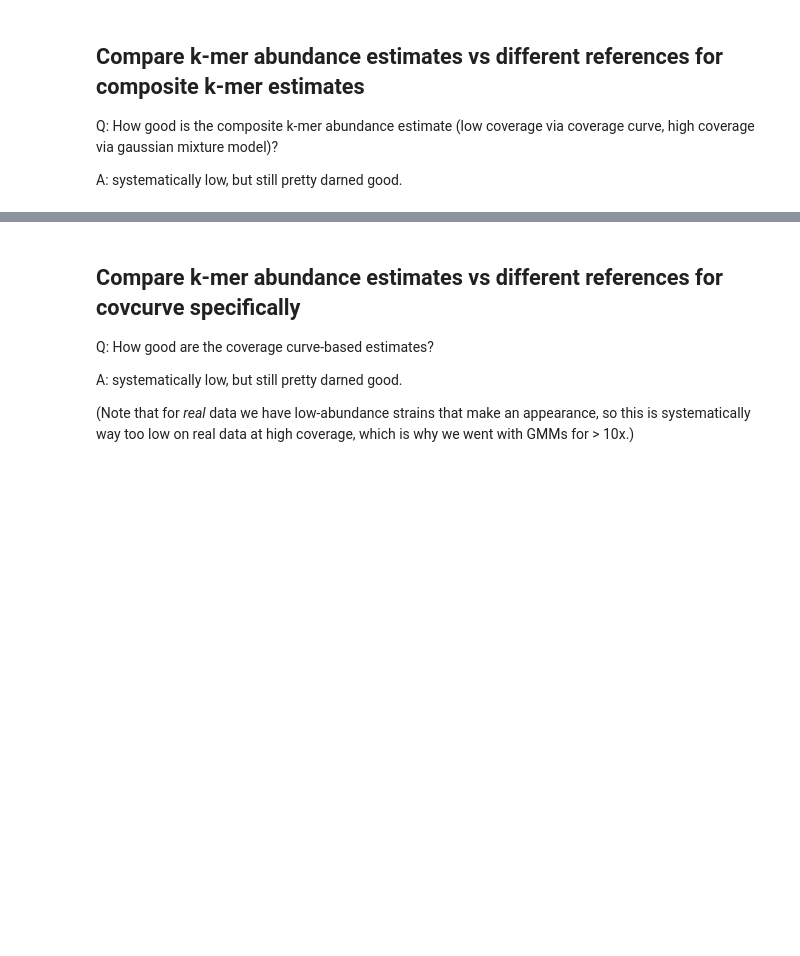
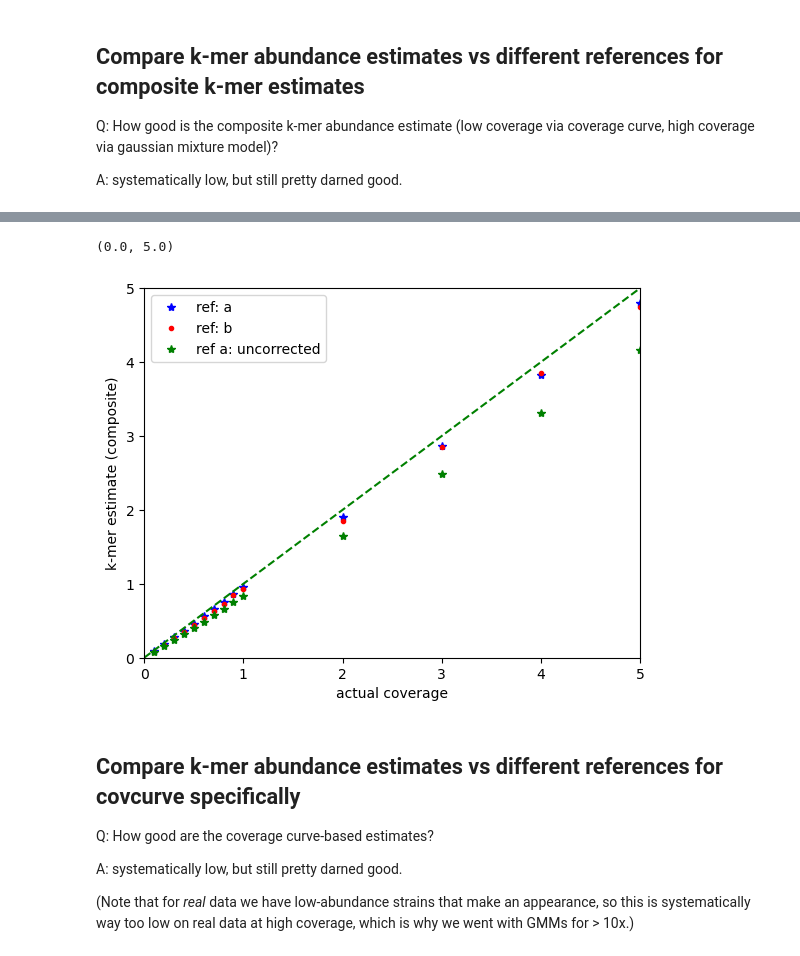
Before and after one commit to ctb/2026-simulate-abund, a Jupyter notebook: explore.ipynb, the cells around one changed output, grey strips where cells are left out. Drawn from its saved outputs; the diff is of its cells as text; code cells hidden in the pictures; blank space fills up the shorter version.

```diff
--- a/explore.ipynb
+++ b/explore.ipynb
@@ -107,3 +103,22 @@ plt.legend(loc='upper left')
+# %%
+aa_df = abund_df.filter((pl.col('species') == 'a') & (pl.col('method') == 'composite'))
+bb_df = abund_df.filter((pl.col('species') == 'b') & (pl.col('method') == 'composite'))
+
+plt.plot(aa_df['cov'], aa_df['abund'], 'b*', label='ref: a')
+plt.plot(bb_df['cov'], bb_df['abund'], 'r.', label='ref: b')
+
+uncorrected_aa_df = abund_df.filter((pl.col('species') == 'a') & (pl.col('method') == 'composite_k'))
+plt.plot(aa_df['cov'], uncorrected_aa_df['abund'], 'g*', label='ref a: uncorrected')
+
+plt.plot([0, 100], [0, 100], 'g--')
+plt.xlabel('actual coverage')
+plt.ylabel('k-mer estimate (composite)')
+plt.legend(loc='upper left')
+plt.xlim(0, 5)
+plt.ylim(0, 5)
+# %% [output]
+(0.0, 5.0)
+[figure, added]
 # %% [markdown]
 ## Compare k-mer abundance estimates vs different references for covcurve specifically
 
```
Also changed, not shown: parts of 3 cells of this notebook, 2 other files.
